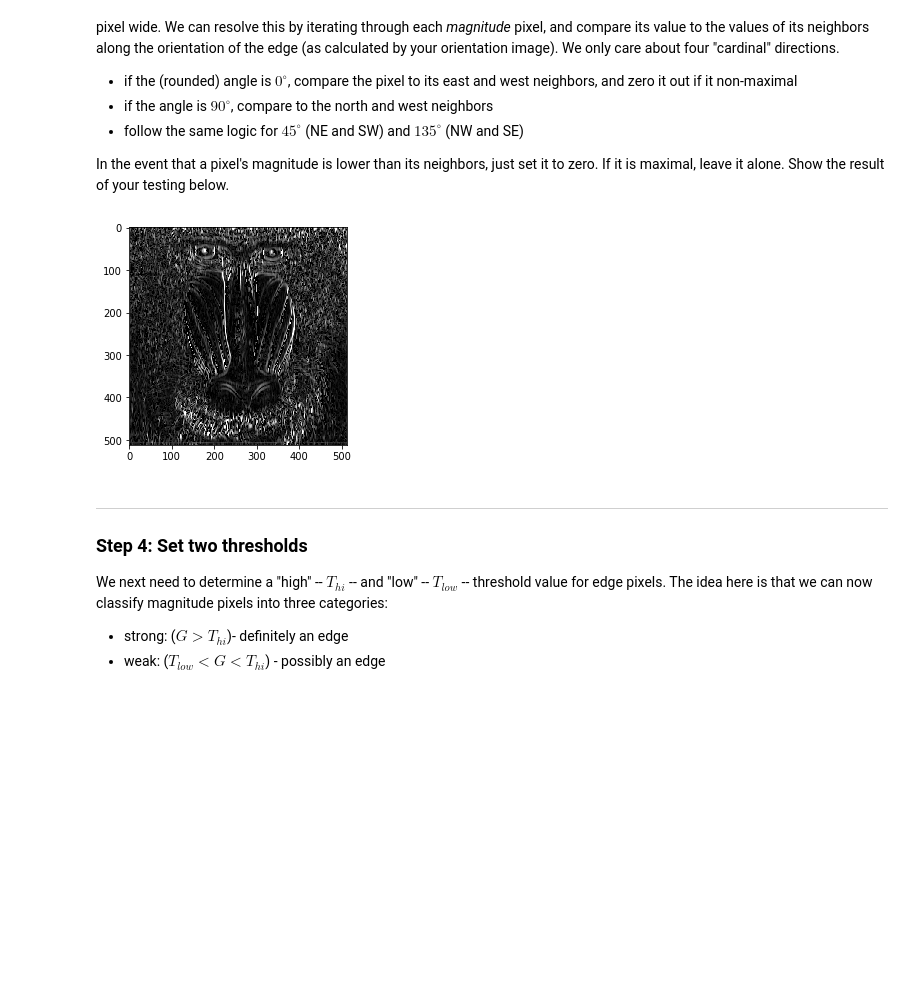
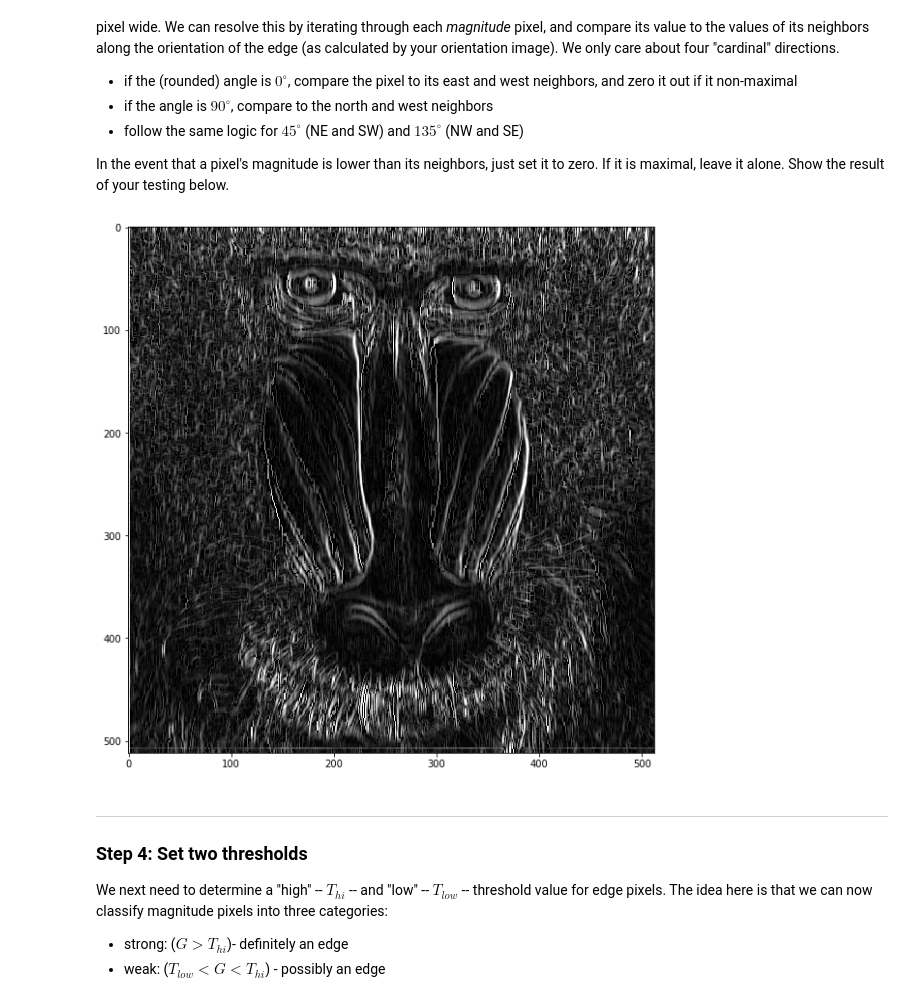
Before and after one commit to chododom/Computer-Vision, a Jupyter notebook: project3/Project3B.ipynb, the cells around one changed output. Drawn from its saved outputs; the diff is of its cells as text; code cells hidden in the pictures; blank space fills up the shorter version.

```diff
--- a/project3/Project3B.ipynb
+++ b/project3/Project3B.ipynb
@@ -76,9 +76,10 @@ The idea here is that some gradient edges can still be many pixels wide "thick",
 In the event that a pixel's magnitude is lower than its neighbors, just set it to zero.  If it is maximal, leave it alone.  Show the result of your testing below.
 # %%
 n_m_sup = non_max_suppression(magnitudes, orientations)
+plt.figure(figsize=(10, 10));
 plt.imshow(n_m_sup,cmap='gray', vmin=0, vmax=255);plt.show()
 # %% [output]
-[figure, old version]
+[figure, new version]
 # %% [markdown]
 ---
 
```
Also changed, not shown: parts of 3 cells of this notebook, 1 other file.
